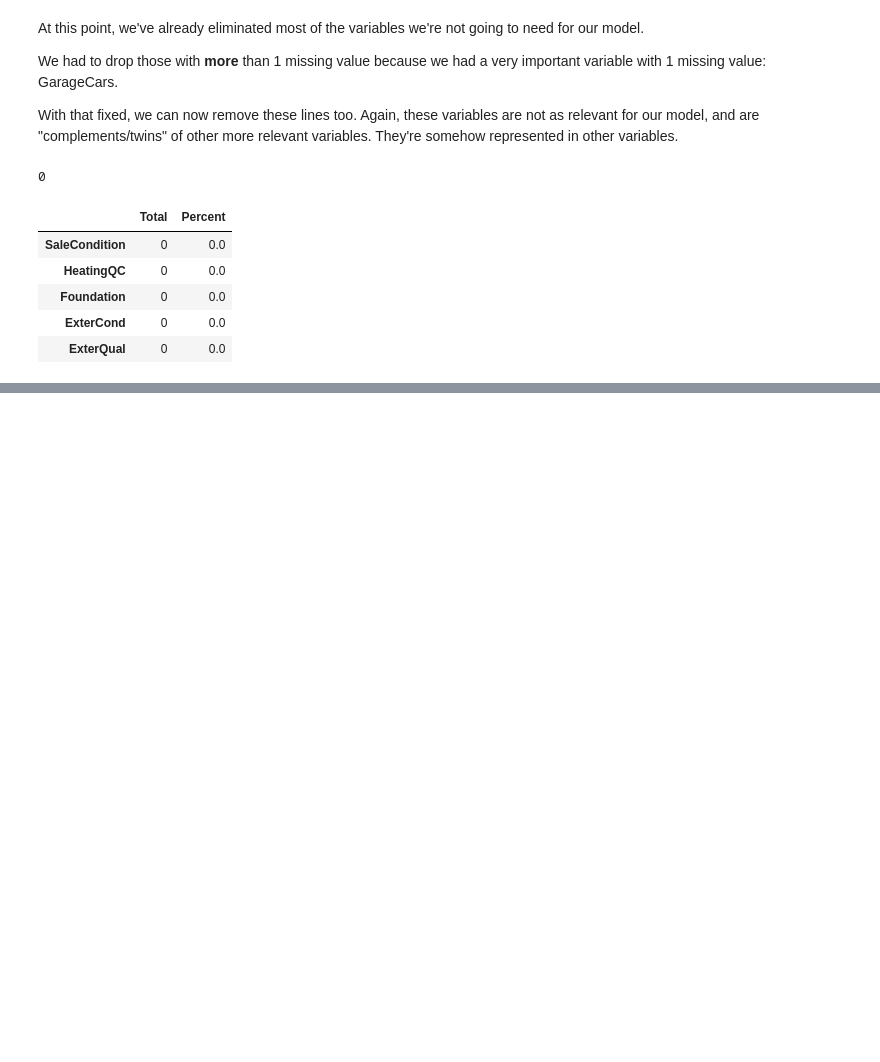
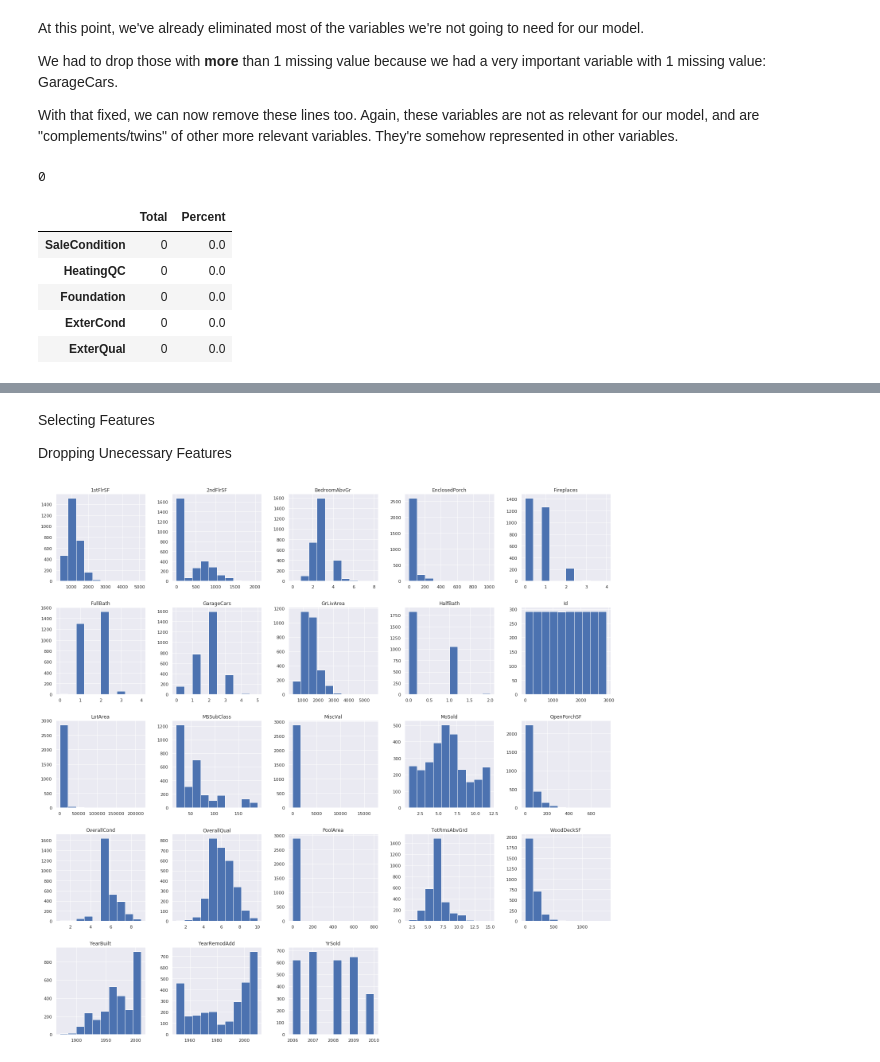
Before and after one commit to rafaelnduarte/Kaggle_House_Prices, a Jupyter notebook: Kaggle_House_Price_Prediction.ipynb, the cells around one changed output, grey strips where cells are left out. Cells and saved outputs as stored; diff of their text form; code cells hidden in the pictures; blank space fills up the shorter version.

```diff
--- a/Kaggle_House_Price_Prediction.ipynb
+++ b/Kaggle_House_Price_Prediction.ipynb
@@ -912,0 +985,13 @@ missing_data.head()
+# %% [markdown]
+Selecting Features
+
+Dropping Unecessary Features
+# %%
+# df_merged = df_merged.drop(('LowQualFinSF','GarageArea','3SsnPorch','ScreenPorch','KitchenAbvGr'),axis=1, inplace=True)
+# df_merged = df_merged.drop(df_merged.loc[df_merged['LowQualFinSF','GarageArea','3SsnPorch','ScreenPorch','KitchenAbvGr']].index)
+df_merged.drop(['LowQualFinSF','GarageArea','3SsnPorch','ScreenPorch','KitchenAbvGr'], axis=1, inplace=True)
+# %%
+# histograms for the variables
+df_merged.hist(figsize=(25,25));
+# %% [output]
+[figure, added]
```
Also changed, not shown: parts of 34 cells of this notebook.
